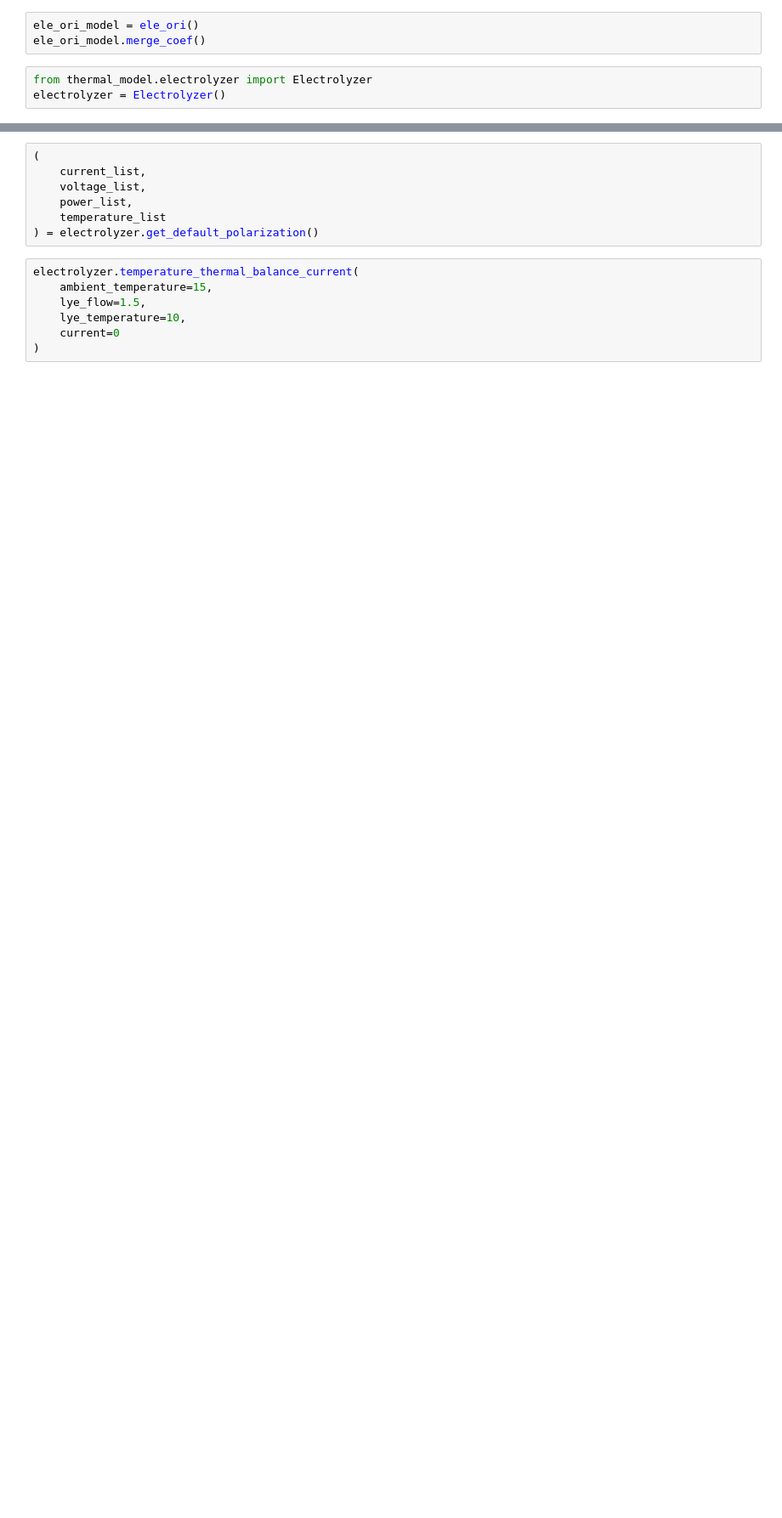
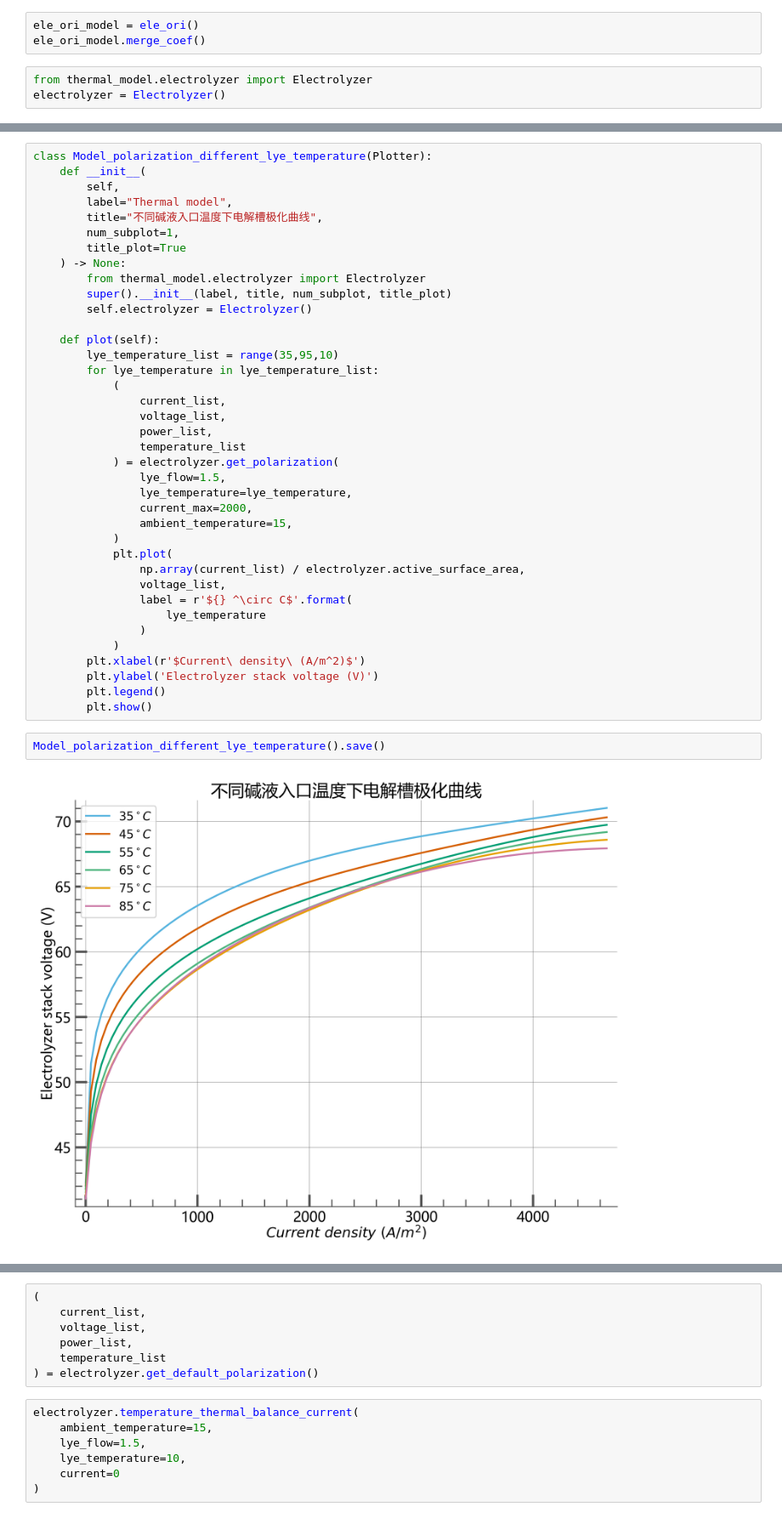
Before and after one commit to GustavHenry/Electrolyzer-dynamic-model, a Jupyter notebook: src/Thermal model test.ipynb, the cells around one changed output, grey strips where cells are left out. Shown: that part at 85% size. Drawn from its saved outputs; the diff is of its cells as text; blank space fills up the shorter version.

Commit message:
polarization plot under different lye temperature

```diff
--- a/src/Thermal model test.ipynb
+++ b/src/Thermal model test.ipynb
@@ -105,0 +95,42 @@ ele_ori_model.polarizationcurve(
+# %%
+class Model_polarization_different_lye_temperature(Plotter):
+    def __init__(
+        self,
+        label="Thermal model",
+        title="不同碱液入口温度下电解槽极化曲线",
+        num_subplot=1,
+        title_plot=True
+    ) -> None:
+        from thermal_model.electrolyzer import Electrolyzer
+        super().__init__(label, title, num_subplot, title_plot)
+        self.electrolyzer = Electrolyzer()
+
+    def plot(self):
+        lye_temperature_list = range(35,95,10)
+        for lye_temperature in lye_temperature_list:
+            (
+                current_list,
+                voltage_list,
+                power_list,
+                temperature_list
+            ) = electrolyzer.get_polarization(
+                lye_flow=1.5,
+                lye_temperature=lye_temperature,
+                current_max=2000,
+                ambient_temperature=15,
+            )
+            plt.plot(
+                np.array(current_list) / electrolyzer.active_surface_area,
+                voltage_list,
+                label = r'${} ^\circ C$'.format(
+                    lye_temperature
+                )
+            )
+        plt.xlabel(r'$Current\ density\ (A/m^2)$')
+        plt.ylabel('Electrolyzer stack voltage (V)')
+        plt.legend()
+        plt.show()
+# %%
+Model_polarization_different_lye_temperature().save()
+# %% [output]
+[figure, added]
```
Also changed, not shown: parts of 5 cells of this notebook, 2 other files.
